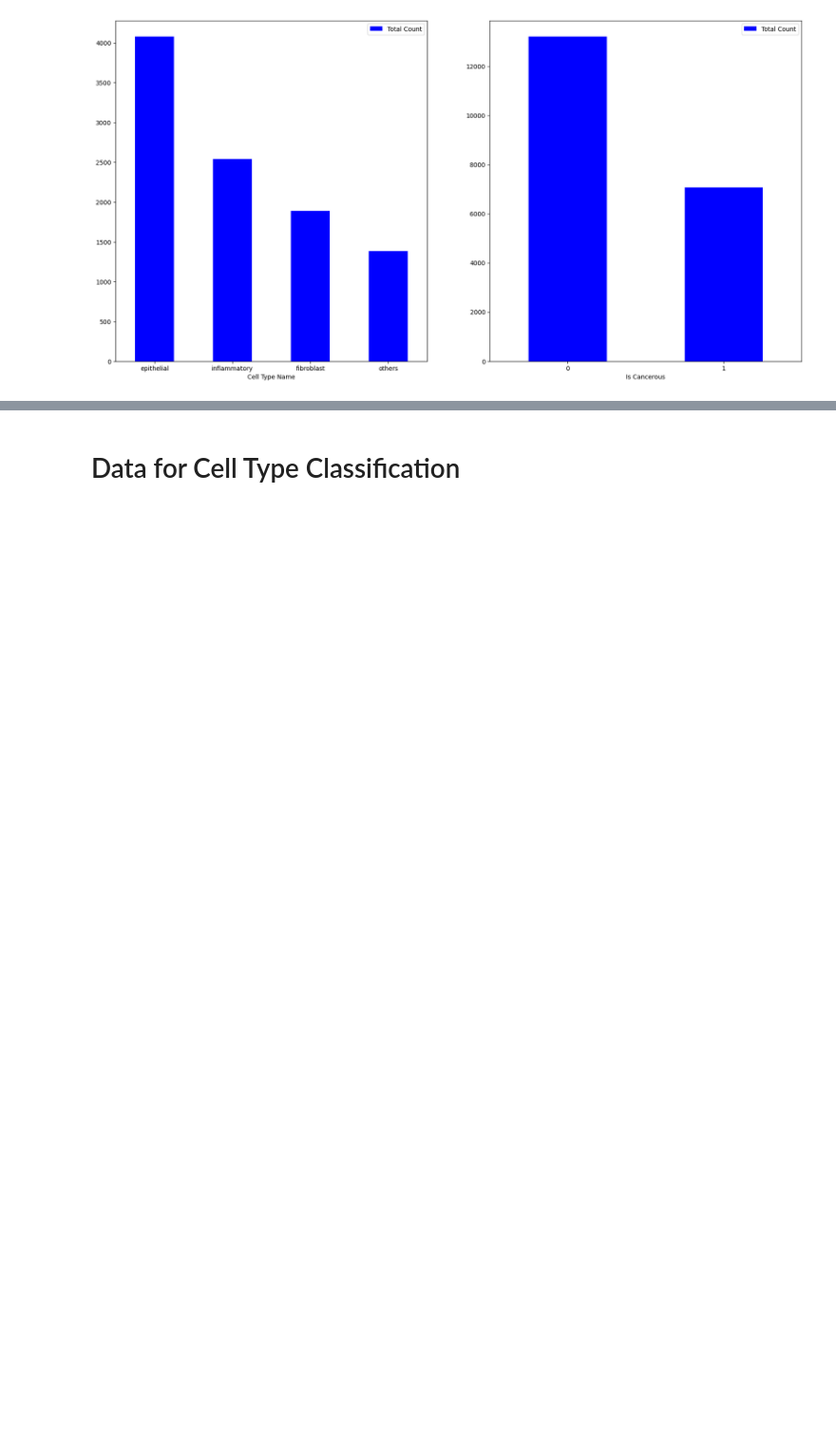
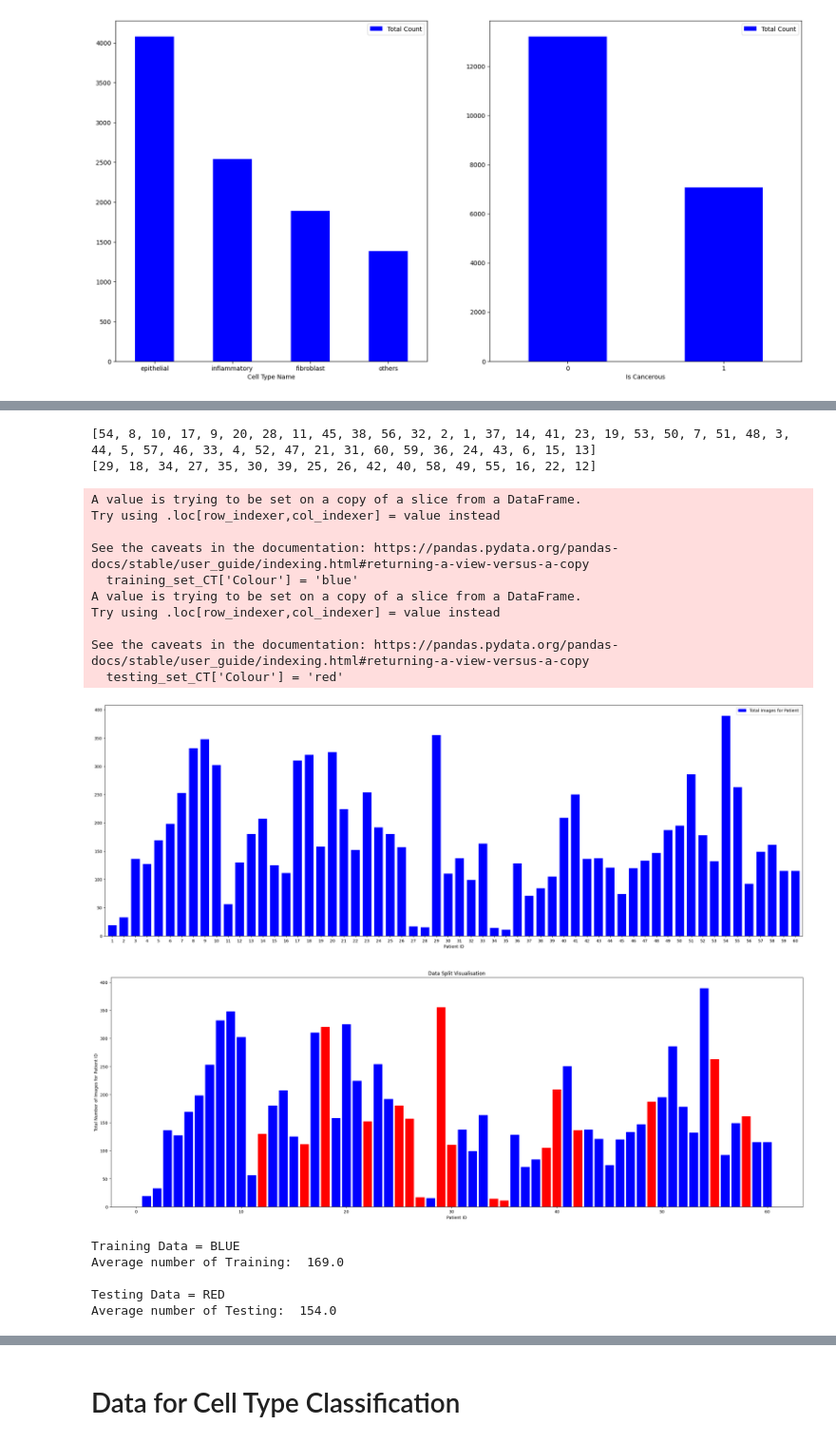
Before and after one commit to Kashyap-Chilivoju/MachineLearningA2, a Jupyter notebook: Assignment2.ipynb, the cells around one changed output, grey strips where cells are left out. Shown at 95% size. Cells and saved outputs as stored; diff of their text form; code cells hidden in the pictures; blank space fills up the shorter version.

```diff
--- a/Assignment2.ipynb
+++ b/Assignment2.ipynb
@@ -150,0 +142,5 @@ Average number of images per patient ID:  207.0
+# %%
+# DF For Cell Type Classification
+dfPatientImagesCount_CT = pd.DataFrame(dfMain.patientID.value_counts().reset_index().values, columns=['Patient ID', 'Total Images for Patient'])
+dfPatientImagesCount_CT = dfPatientImagesCount_CT.sort_values('Patient ID', ascending=True)
+print("Average number of images per patient ID: ", dfPatientImagesCount_CT['Total Images for Patient'].mean().round())
@@ -183,3 +181,61 @@ def customSplitter(list, train):
     training = list[:splitIndex]
     testing = list[splitIndex:]
     return training, testing
+# %%
+splits1 = customSplitter(moreThan300, 0.7)
+splits2 = customSplitter(lessThan100, 0.7)
+splits3 = customSplitter(theRest, 0.7)
+
+trainingPatientID_CT = splits1[0] + splits2[0] + splits3[0]
+testingPatientID_CT = splits1[1] + splits2[1] + splits3[1]
+print(trainingPatientID_CT)
+print(testingPatientID_CT)
+# %% [output]
+[54, 8, 10, 17, 9, 20, 28, 11, 45, 38, 56, 32, 2, 1, 37, 14, 41, 23, 19, 53, 50, 7, 51, 48, 3, 44, 5, 57, 46, 33, 4, 52, 47, 21, 31, 60, 59, 36, 24, 43, 6, 15, 13]
+[29, 18, 34, 27, 35, 30, 39, 25, 26, 42, 40, 58, 49, 55, 16, 22, 12]
+# %%
+training_set_CT = dfPatientImagesCount_CT[dfPatientImagesCount_CT['Patient ID'].isin(trainingPatientID_CT)]
+testing_set_CT = dfPatientImagesCount_CT[dfPatientImagesCount_CT['Patient ID'].isin(testingPatientID_CT)]
+
+training_set_CT['Colour'] = 'blue'
+testing_set_CT['Colour'] = 'red'
+dfSplitData = pd.concat([training_set_CT, testing_set_CT])
+dfSplitData.sort_values(['Patient ID'], ascending=True, inplace=True)
+
+dfPatientImagesCount_CT.plot(kind='bar', x='Patient ID', y='Total Images for Patient', color='blue', figsize=(30, 10), rot=0, width=0.75)
+
+fig, ax = plt.subplots(figsize=(30, 10))
+bars = ax.bar(dfSplitData['Patient ID'], dfSplitData['Total Images for Patient'])
+
+for i, bar in enumerate(bars):
+    bar.set_color(dfSplitData.iloc[i]['Colour'])
+
+ax.set_xlabel('Patient ID')
+ax.set_ylabel('Total Number of Images for Patient ID')
+ax.set_title('Data Split Visualisation')
+
+plt.show()
+
+print("Training Data = BLUE")
+print("Average number of Training: ", training_set_CT['Total Images for Patient'].mean().round())
+print()
+print("Testing Data = RED")
+print("Average number of Testing: ", testing_set_CT['Total Images for Patient'].mean().round())
+# %% [output]
+A value is trying to be set on a copy of a slice from a DataFrame.
+Try using .loc[row_indexer,col_indexer] = value instead
+
+See the caveats in the documentation: https://pandas.pydata.org/pandas-docs/stable/user_guide/indexing.html#returning-a-view-versus-a-copy
+  training_set_CT['Colour'] = 'blue'
+A value is trying to be set on a copy of a slice from a DataFrame.
+Try using .loc[row_indexer,col_indexer] = value instead
+
+See the caveats in the documentation: https://pandas.pydata.org/pandas-docs/stable/user_guide/indexing.html#returning-a-view-versus-a-copy
+  testing_set_CT['Colour'] = 'red'
+[figure, added]
+[figure, added]
+Training Data = BLUE
+Average number of Training:  169.0
+
+Testing Data = RED
+Average number of Testing:  154.0
```
Also changed, not shown: parts of 16 cells of this notebook.
